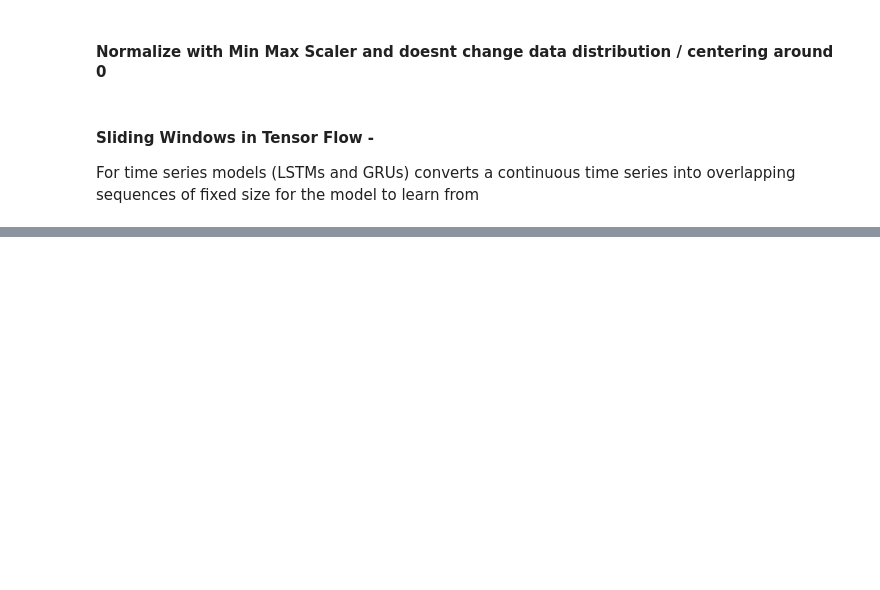
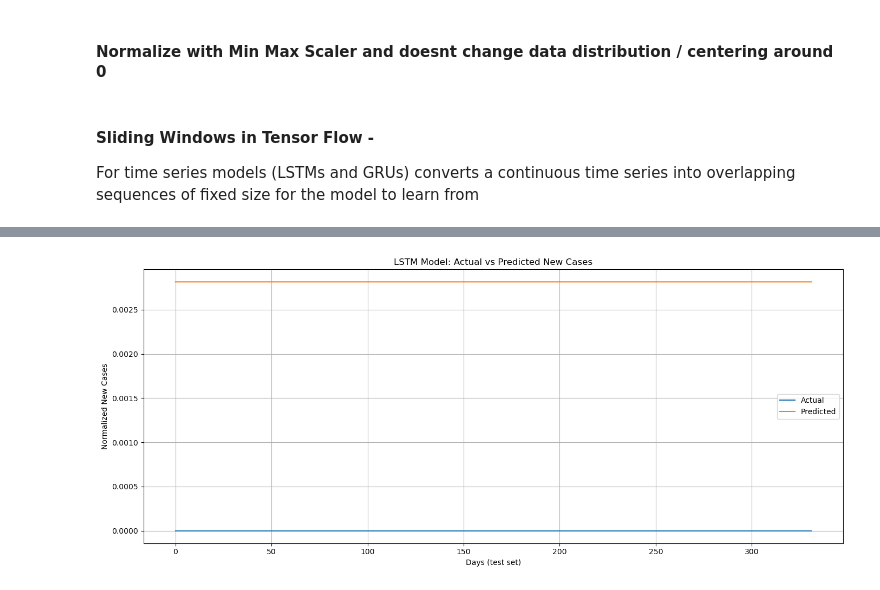
Before and after one commit to RaghavDewangan/Covid-Outbreak-Prediction, a Jupyter notebook: pred.ipynb, the cells around one changed output, grey strips where cells are left out. Drawn from its saved outputs; the diff is of its cells as text; code cells hidden in the pictures; blank space fills up the shorter version.

Commit message:
made first LTSM model

```diff
--- a/pred.ipynb
+++ b/pred.ipynb
@@ -398,3 +400,5 @@ def create_sliding_windows(data, target_col='new_cases', window_size=14):
         X.append(window)
         y.append(target)
     return np.array(X), np.array(y)
+# %%
+X, y = create_sliding_windows(us_scaled, window_size=14) # 2 week sliding window on US scaled data
@@ -400,0 +407,5 @@ def create_sliding_windows(data, target_col='new_cases', window_size=14):
+# %%
+split_ratio = 0.8
+split_idx = int(len(X) * split_ratio)
+X_train, X_test = X[:split_idx], X[split_idx:]
+y_train, y_test = y[:split_idx], y[split_idx:]
@@ -400,0 +414,13 @@ def create_sliding_windows(data, target_col='new_cases', window_size=14):
+# %%
+import tensorflow as tf
+from tensorflow.keras.models import Sequential
+from tensorflow.keras.layers import LSTM, Dense, Dropout
+
+model = Sequential([
+    LSTM(64, input_shape=(X_train.shape[1], X_train.shape[2])),
+    Dropout(0.2),
+    Dense(1)
+])
+
+model.compile(optimizer='adam', loss='mse', metrics=['mae'])
+model.summary()
@@ -400,0 +441,8 @@ def create_sliding_windows(data, target_col='new_cases', window_size=14):
+# %%
+history = model.fit(
+    X_train, y_train,
+    validation_split=0.1,  # last 10% of train used for validation
+    epochs=30,
+    batch_size=16,
+    verbose=1
+)
@@ -400,0 +467,16 @@ def create_sliding_windows(data, target_col='new_cases', window_size=14):
+# %%
+import matplotlib.pyplot as plt
+
+y_pred = model.predict(X_test)
+
+plt.figure(figsize=(14, 6))
+plt.plot(y_test, label='Actual')
+plt.plot(y_pred, label='Predicted')
+plt.title("LSTM Model: Actual vs Predicted New Cases")
+plt.xlabel("Days (test set)")
+plt.ylabel("Normalized New Cases")
+plt.legend()
+plt.grid(True)
+plt.tight_layout()
+plt.show()
+# %% [output]
@@ -400,0 +484 @@ def create_sliding_windows(data, target_col='new_cases', window_size=14):
+[figure, added]
```
Also changed, not shown: parts of 6 cells of this notebook.
